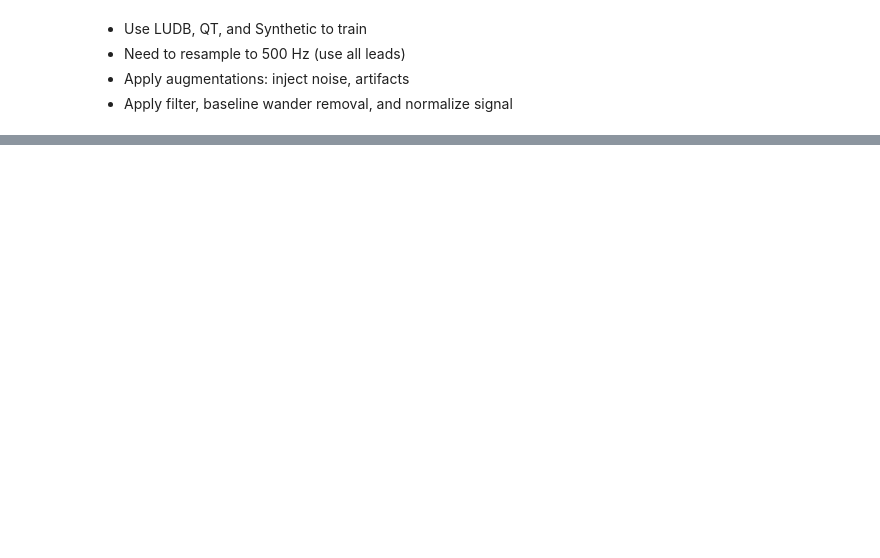
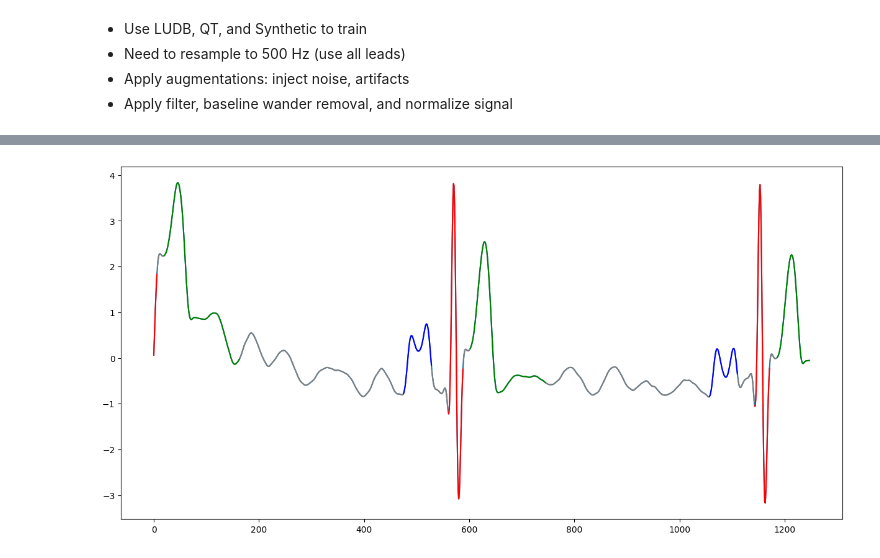
Before and after one commit to AmbiqAI/heartkit, a Jupyter notebook: notebooks/ecg-segmentation.ipynb, the cells around one changed output, grey strips where cells are left out. Drawn from its saved outputs; the diff is of its cells as text; code cells hidden in the pictures; blank space fills up the shorter version.

```diff
--- a/notebooks/ecg-segmentation.ipynb
+++ b/notebooks/ecg-segmentation.ipynb
@@ -156,0 +125,44 @@ Error:
+# %%
+%matplotlib inline
+import time
+from IPython import display
+
+# ds = LudbDataset(
+#     ds_path=ds_path,
+#     task=HeartTask.segmentation,
+#     frame_size=frame_size
+# )
+
+ds = SyntheticDataset(
+    ds_path=ds_path,
+    task=HeartTask.segmentation,
+    frame_size=frame_size
+)
+
+with tf.device('/CPU:0'):
+    train_ds, val_ds = ds.load_train_datasets(
+        train_patients=0.2,
+        val_patients=0.2,
+        train_pt_samples=50,
+        val_pt_samples=50,
+        num_workers=8,
+    )
+
+fig, ax = plt.subplots(figsize=(12, 6), layout="constrained")
+num_samples = 25
+with tf.device('/CPU:0'):
+    for x, y in train_ds.as_numpy_iterator():
+        # y_pred = model.predict(x.reshape(), verbose=0).squeeze()
+        # y_pred = y_pred.argmax(axis=1)
+        y = y.argmax(axis=1)
+        plot_segmentations(data=x.squeeze(), labels=y.squeeze(), preds=y.squeeze(), fig=fig, ax=ax)
+        display.clear_output(wait=True)
+        display.display(fig)
+        time.sleep(1.0)
+        ax.cla()
+        num_samples -= 1
+        if num_samples <= 0:
+            break
+    plt.close(fig)
+# %% [output]
+[figure, added]
```
Also changed, not shown: parts of 19 cells of this notebook, 47 other files.
